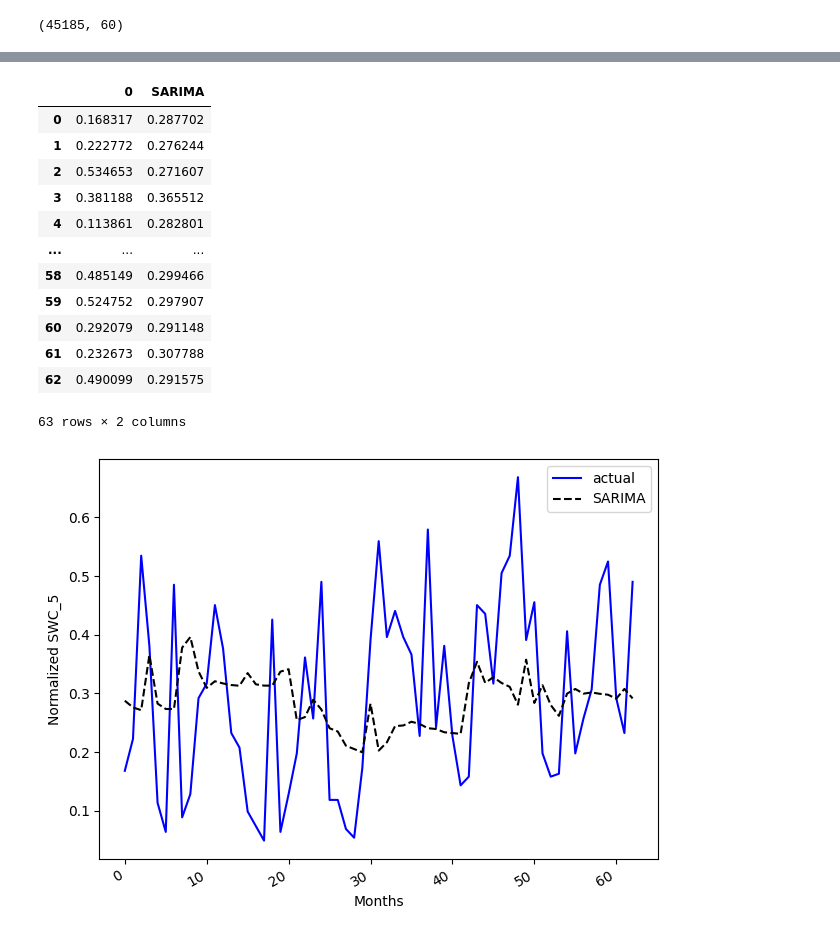
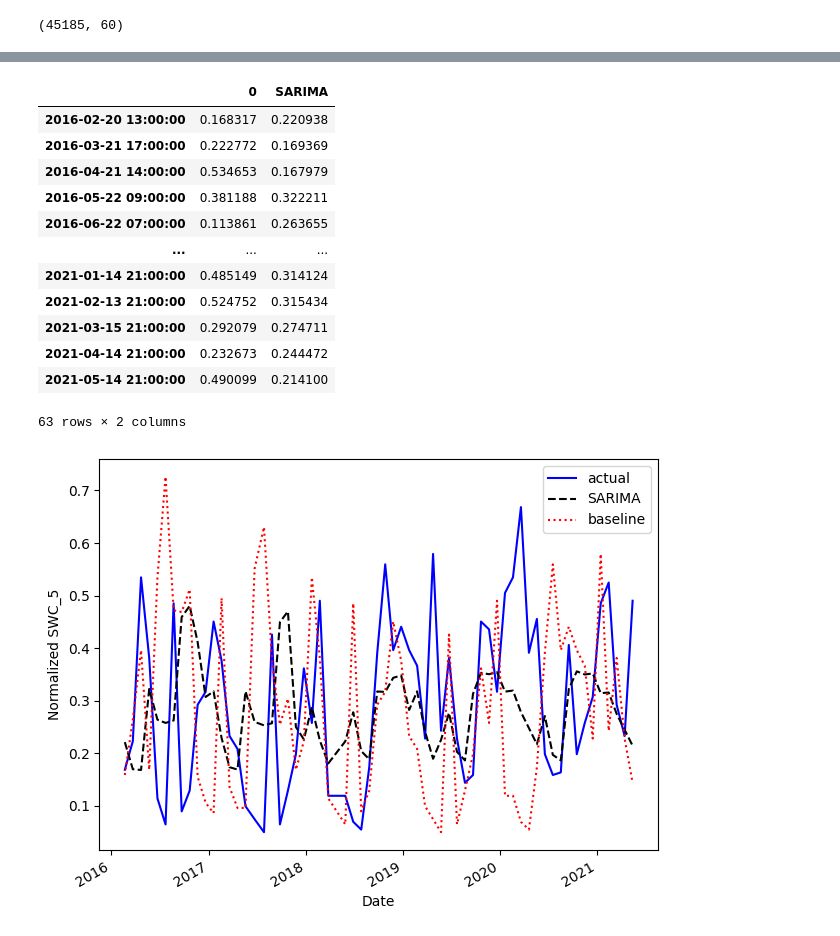
Before and after one commit to kiat/tx-soil-moisture, a Jupyter notebook: notebook/SWC_5_SARIMAX_Model_All_Stations_Exog.ipynb, the cells around one changed output, grey strips where cells are left out. Saved outputs shown, nothing was run; the diff lists cells and outputs as text; code cells hidden in the pictures.

```diff
--- a/notebook/SWC_5_SARIMAX_Model_All_Stations_Exog.ipynb
+++ b/notebook/SWC_5_SARIMAX_Model_All_Stations_Exog.ipynb
@@ -57,11 +53,21 @@ def rolling_forecast(df: pd.DataFrame, train_len: int, horizon: int, window: int
     end_idx = train_len
 
 
-    if method == 'SARIMA':
+    if method == 'last_season':
+        pred_last_season = []
+
+
+        for i in range(train_len, total_len, window):
+            last_season = df_total[i-window:i]
+            pred_last_season.extend(last_season[0])
+
+        return pred_last_season
+
+    elif method == 'SARIMA':
         pred_SARIMA = []
 
         for i in range(train_len, total_len, window):
-            model = SARIMAX(df_total[:i], order=(SARIMA_result_df.iloc[0][0][0], 0, SARIMA_result_df.iloc[0][0][1]), seasonal_order = (SARIMA_result_df.iloc[0][0][2], 0, SARIMA_result_df.iloc[0][0][3], s), simple_differencing=False)
+            model = SARIMAX(df_total[:i], order=(SARIMA_result_df.iloc[0][0][0], d, SARIMA_result_df.iloc[0][0][1]), seasonal_order = (SARIMA_result_df.iloc[0][0][2], D, SARIMA_result_df.iloc[0][0][3], s), simple_differencing=False)
             res = model.fit(disp=False)
             predictions = res.get_prediction(0, i + window - 1)
             oos_pred = predictions.predicted_mean[-window:]
@@ -183,14 +192,15 @@ train_df.shape
 # %% [output]
 (45185, 60)
 # %%
-train=[]
-test=[]
-
-exog = []
-
+train_data=[]
+test_data=[]
+train_index=[]
+test_index=[]
 
 for station, feature in df:
     if feature == "SWC_5" and station != 'Station6':
-        train.extend(df[station].SWC_5)
+        train_data.extend(df[station].SWC_5)
+        train_index.extend(df[station].SWC_5.index)
     elif feature == "SWC_5":
-        test.extend(df[station].SWC_5)
+        test_data.extend(df[station].SWC_5)
+        test_index.extend(df[station].index)
@@ -197,2 +213,5 @@ for station, feature in df:
+# %%
+train = pd.DataFrame(train_data, index=train_index)
+test = pd.DataFrame(test_data, index=test_index)
 # %%
 # define exog (not used right now)
@@ -290,36 +319,41 @@ pred_df = df_test.copy()
 TRAIN_LEN = train_len
 HORIZON = test_len
 WINDOW = int(test_len/3)
+# %%
+last_season = rolling_forecast(df_total, TRAIN_LEN, HORIZON, WINDOW, 'last_season')
 # %%
 pred_df['SARIMA'] = rolling_forecast(df_total, TRAIN_LEN, HORIZON, WINDOW, 'SARIMA')
 
 pred_df
 # %% [output]
 |  | 0 | SARIMA |
-| 0 | 0.168317 | 0.287702 |
-| 1 | 0.222772 | 0.276244 |
-| 2 | 0.534653 | 0.271607 |
-| 3 | 0.381188 | 0.365512 |
-| 4 | 0.113861 | 0.282801 |
+| 2016-02-20 13:00:00 | 0.168317 | 0.220938 |
+| 2016-03-21 17:00:00 | 0.222772 | 0.169369 |
+| 2016-04-21 14:00:00 | 0.534653 | 0.167979 |
+| 2016-05-22 09:00:00 | 0.381188 | 0.322211 |
+| 2016-06-22 07:00:00 | 0.113861 | 0.263655 |
 | ... | ... | ... |
-| 58 | 0.485149 | 0.299466 |
-| 59 | 0.524752 | 0.297907 |
-| 60 | 0.292079 | 0.291148 |
-| 61 | 0.232673 | 0.307788 |
-| 62 | 0.490099 | 0.291575 |
+| 2021-01-14 21:00:00 | 0.485149 | 0.314124 |
+| 2021-02-13 21:00:00 | 0.524752 | 0.315434 |
+| 2021-03-15 21:00:00 | 0.292079 | 0.274711 |
+| 2021-04-14 21:00:00 | 0.232673 | 0.244472 |
+| 2021-05-14 21:00:00 | 0.490099 | 0.214100 |
 63 rows × 2 columns
 # %%
 # visualize predictions
 fig, ax = plt.subplots()
 
-# ax.plot(df_total)
-ax.plot(df_test, 'b-', label='actual')
+last_season_indexed = pd.DataFrame(last_season, index=pred_df[0].index)
+
+
+ax.plot(pred_df[0], 'b-', label='actual')
 ax.plot(pred_df.SARIMA, 'k--', label='SARIMA')
-ax.set_xlabel('Months')
+ax.plot(last_season_indexed, 'r:', label='baseline')
+ax.set_xlabel('Date')
 ax.set_ylabel('Normalized SWC_5')
 ax.legend()
 
 fig.autofmt_xdate()
 plt.tight_layout()
 # %% [output]
-[figure, old version]
+[figure, new version]
```
Also changed, not shown: parts of 14 cells of this notebook.
